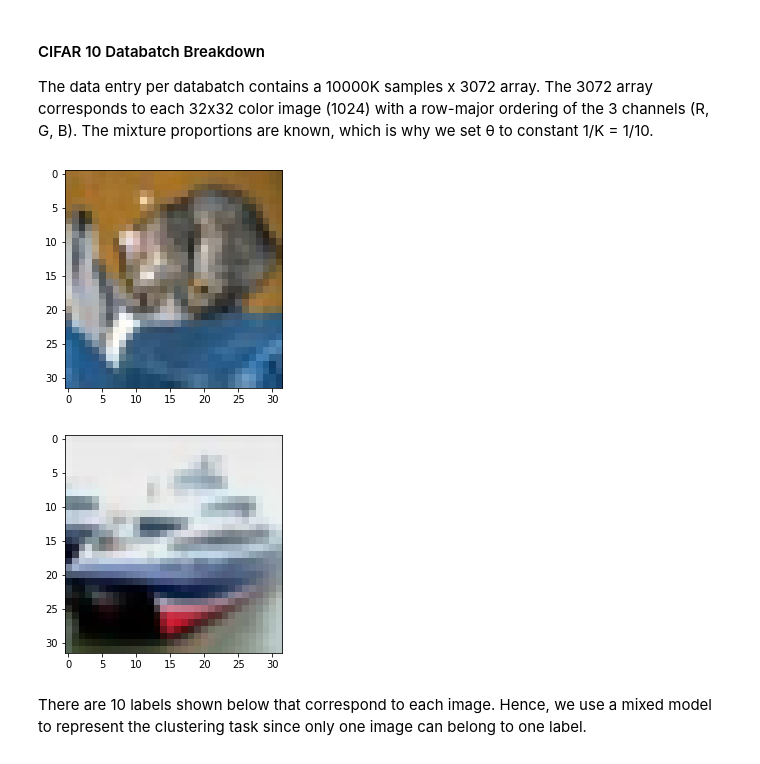
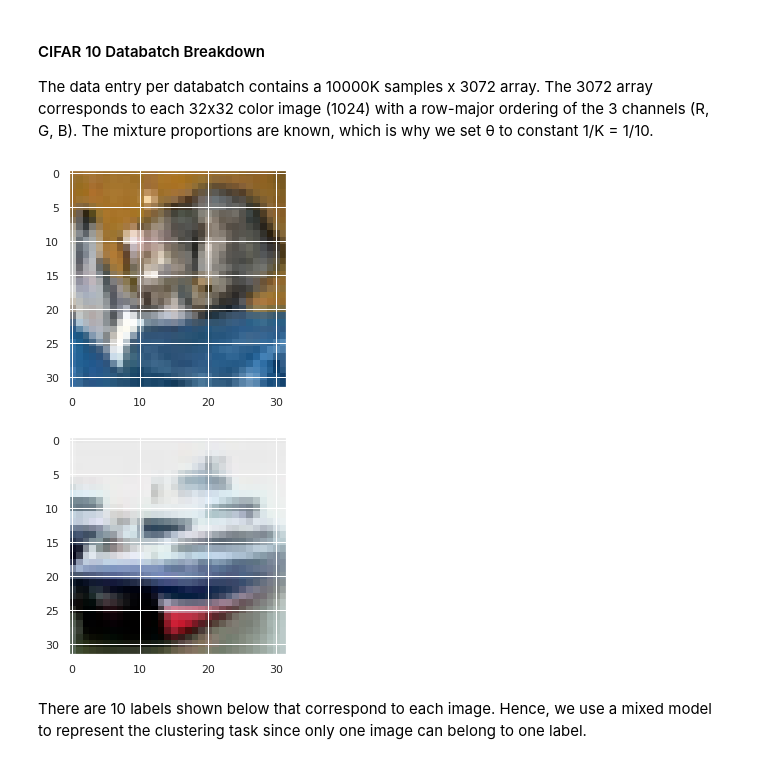
Before and after one commit to seichang00/ml-variational-inference-genomics, a Jupyter notebook: variational_bayes.ipynb, the cells around one changed output. Cells and saved outputs as stored; diff of their text form; code cells hidden in the pictures.

```diff
--- a/variational_bayes.ipynb
+++ b/variational_bayes.ipynb
@@ -2,7 +2,7 @@
 ## Variational Inference in Pyro on CIFAR 10
 # %%
 #Paths
-path_to_hw2 = ""
+path_to_hw2 = "/content/drive/My Drive/PhD Classes/Graphical Models/Homework/hw2/ml-variational-inference-imaging"
 cifar_path = "cifar-10-batches-py"
 # %% [markdown]
 #### Google Drive Setup
@@ -83,19 +83,21 @@ The data entry per databatch contains a 10000K samples x 3072 array. The 3072 ar
 # %%
 from PIL import Image
 import matplotlib.pyplot as plt
 import numpy as np
 import pandas as pd
+import seaborn as sns
+sns.set()
 
 #reshape image to be column order for output
 def reshape(input_img):
   return np.transpose(np.reshape(input_img,(3, 32,32)), (1,2,0))
 
 for single_img in test_data['data'][:2]:
   plt.figure()
   plt.imshow(reshape(single_img))
 # %% [output]
-[figure, old version]
+[figure, new version]
-[figure, old version]
+[figure, new version]
 # %% [markdown]
 There are 10 labels shown below that correspond to each image. Hence, we use a mixed model to represent the clustering task since only one image can belong to one label.
 # %%
```
Also changed, not shown: parts of 15 cells of this notebook, 6 other files.
